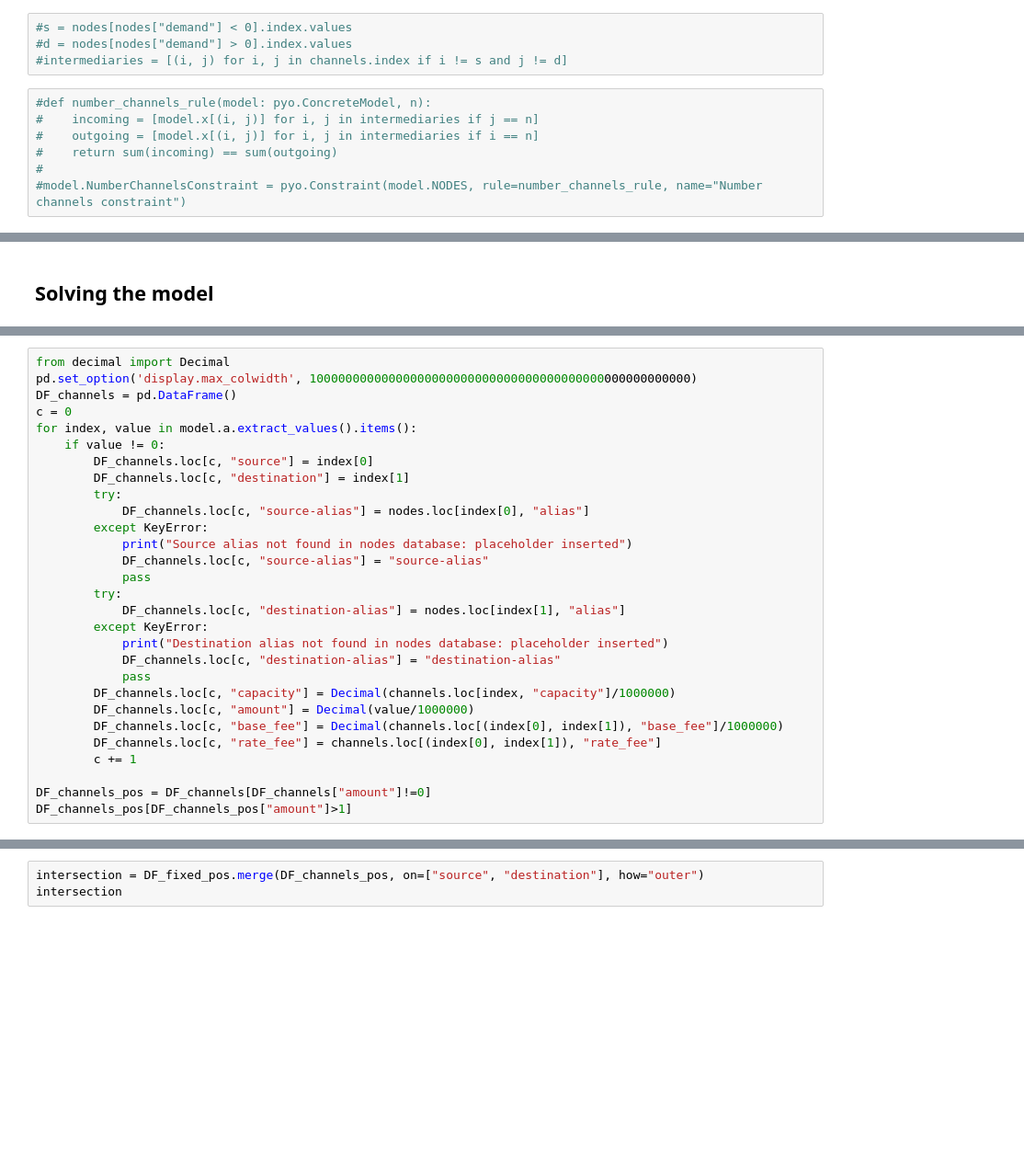
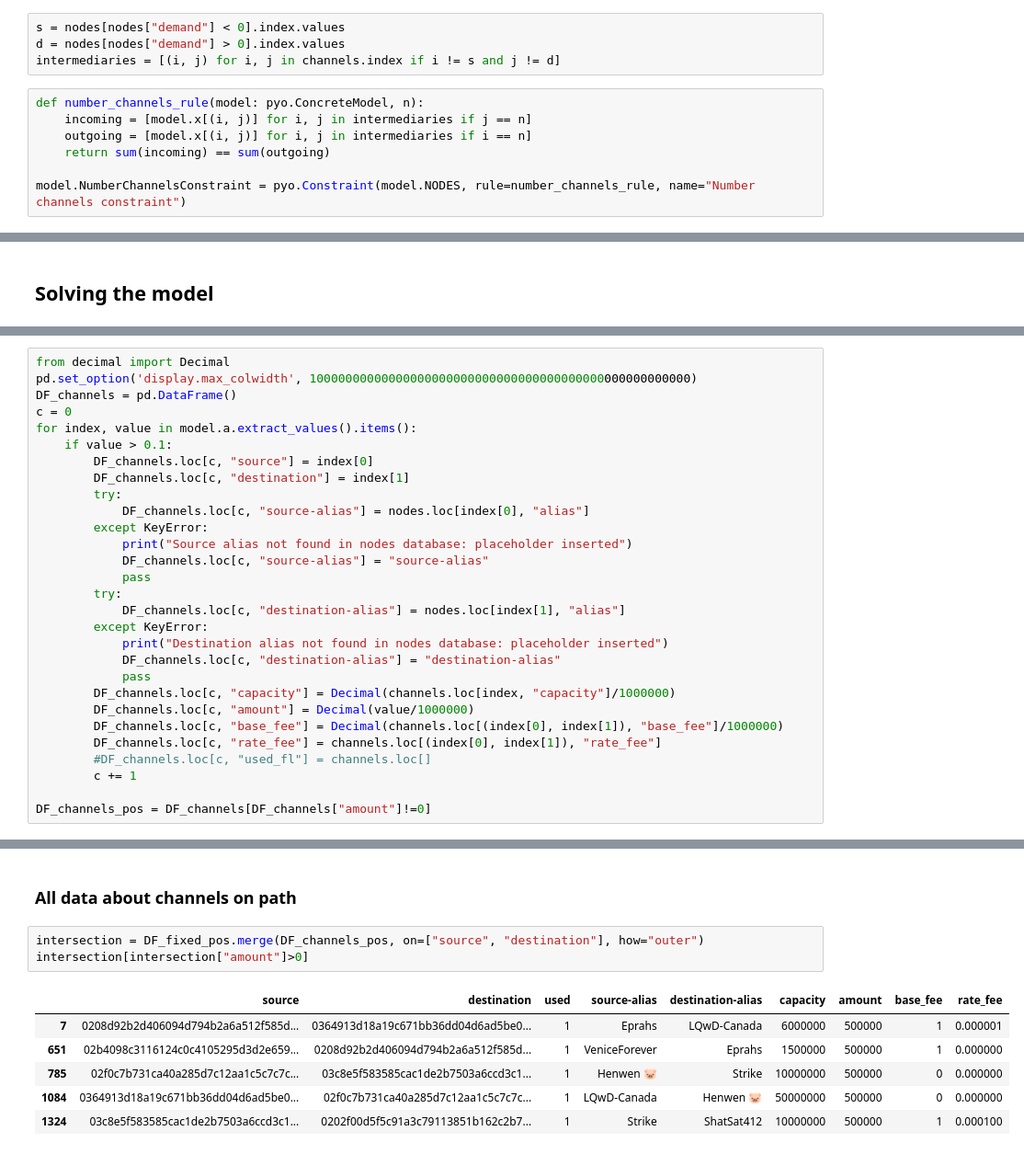
Before and after one commit to FiliTol/LN-pathfinding, a Jupyter notebook: scripts/original/scenario1.ipynb, the cells around one changed output, grey strips where cells are left out. Shown at 92% size. Cells and saved outputs as stored; diff of their text form; blank space fills up the shorter version.

Commit message:
# Update - Added symmetrical channel constrain - Minor fixes

```diff
--- a/scripts/original/scenario1.ipynb
+++ b/scripts/original/scenario1.ipynb
@@ -51,13 +68,13 @@ $$
 
 where $s$ is the source node, with a negative demand and $d$ is the destination node, with positive demand.
 # %%
-#s = nodes[nodes["demand"] < 0].index.values
-#d = nodes[nodes["demand"] > 0].index.values
-#intermediaries = [(i, j) for i, j in channels.index if i != s and j != d]
+s = nodes[nodes["demand"] < 0].index.values
+d = nodes[nodes["demand"] > 0].index.values
+intermediaries = [(i, j) for i, j in channels.index if i != s and j != d]
 # %%
-#def number_channels_rule(model: pyo.ConcreteModel, n):
-#    incoming = [model.x[(i, j)] for i, j in intermediaries if j == n]
-#    outgoing = [model.x[(i, j)] for i, j in intermediaries if i == n]
-#    return sum(incoming) == sum(outgoing)
-#
-#model.NumberChannelsConstraint = pyo.Constraint(model.NODES, rule=number_channels_rule, name="Number channels constraint")
+def number_channels_rule(model: pyo.ConcreteModel, n):
+    incoming = [model.x[(i, j)] for i, j in intermediaries if j == n]
+    outgoing = [model.x[(i, j)] for i, j in intermediaries if i == n]
+    return sum(incoming) == sum(outgoing)
+
+model.NumberChannelsConstraint = pyo.Constraint(model.NODES, rule=number_channels_rule, name="Number channels constraint")
@@ -113,7 +154,7 @@ pd.set_option('display.max_colwidth', 100000000000000000000000000000000000000000
 DF_channels = pd.DataFrame()
 c = 0
 for index, value in model.a.extract_values().items():
-    if value != 0:
+    if value > 0.1:
         DF_channels.loc[c, "source"] = index[0]
         DF_channels.loc[c, "destination"] = index[1]
         try:
@@ -132,9 +173,9 @@ for index, value in model.a.extract_values().items():
         DF_channels.loc[c, "amount"] = Decimal(value/1000000)
         DF_channels.loc[c, "base_fee"] = Decimal(channels.loc[(index[0], index[1]), "base_fee"]/1000000)
         DF_channels.loc[c, "rate_fee"] = channels.loc[(index[0], index[1]), "rate_fee"]
+        #DF_channels.loc[c, "used_fl"] = channels.loc[]
         c += 1
 
 DF_channels_pos = DF_channels[DF_channels["amount"]!=0]
-DF_channels_pos[DF_channels_pos["amount"]>1]
 # %%
 DF_channels[DF_channels["amount"]> DF_channels["capacity"]]
@@ -153,6 +210,15 @@ DF_fixed_pos
+# %% [markdown]
+### All data about channels on path
 # %%
 intersection = DF_fixed_pos.merge(DF_channels_pos, on=["source", "destination"], how="outer")
-intersection
+intersection[intersection["amount"]>0]
+# %% [output]
+|  | source | destination | used | source-alias | destination-alias | capacity | amount | base_fee | rate_fee |
+| 7 | 0208d92b2d406094d794b2a6a512f585d... | 0364913d18a19c671bb36dd04d6ad5be0... | 1 | Eprahs | LQwD-Canada | 6000000 | 500000 | 1 | 0.000001 |
+| 651 | 02b4098c3116124c0c4105295d3d2e659... | 0208d92b2d406094d794b2a6a512f585d... | 1 | VeniceForever | Eprahs | 1500000 | 500000 | 1 | 0.000000 |
+| 785 | 02f0c7b731ca40a285d7c12aa1c5c7c7c... | 03c8e5f583585cac1de2b7503a6ccd3c1... | 1 | Henwen 🐷 | Strike | 10000000 | 500000 | 0 | 0.000000 |
+| 1084 | 0364913d18a19c671bb36dd04d6ad5be0... | 02f0c7b731ca40a285d7c12aa1c5c7c7c... | 1 | LQwD-Canada | Henwen 🐷 | 50000000 | 500000 | 0 | 0.000000 |
+| 1324 | 03c8e5f583585cac1de2b7503a6ccd3c1... | 0202f00d5f5c91a3c79113851b162c2b7... | 1 | Strike | ShatSat412 | 10000000 | 500000 | 1 | 0.000100 |
 # %%
 from collections import Counter
 results = [tuple(i) for i in DF_channels_pos[["source-alias", "destination-alias"]].to_numpy()]
```
Also changed, not shown: parts of 13 cells of this notebook.
